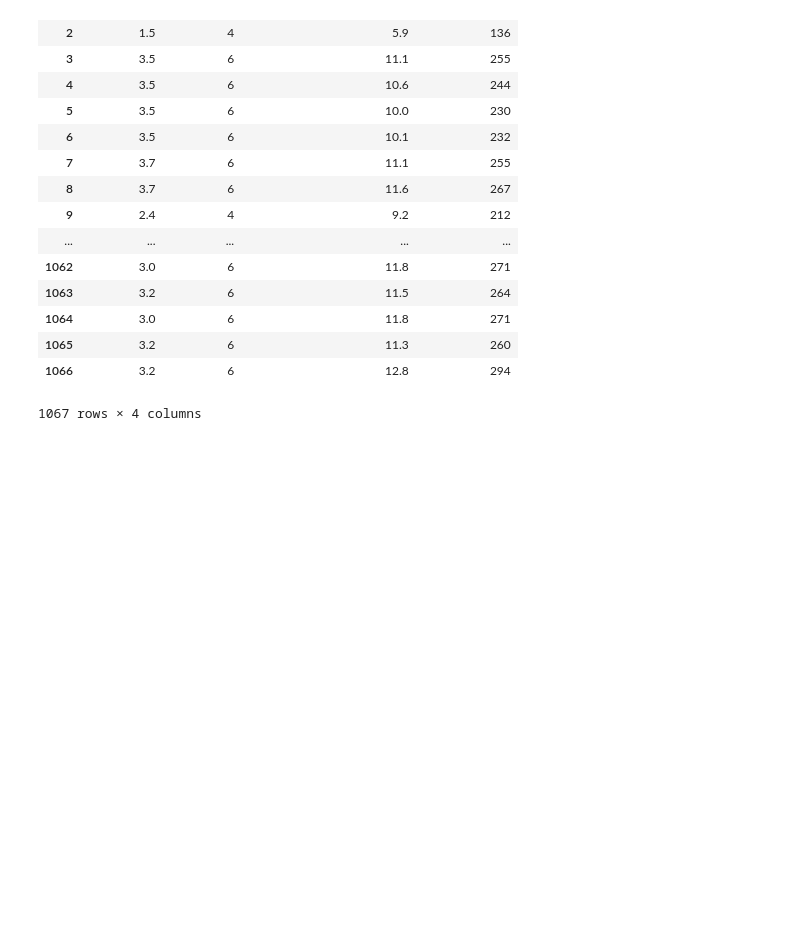
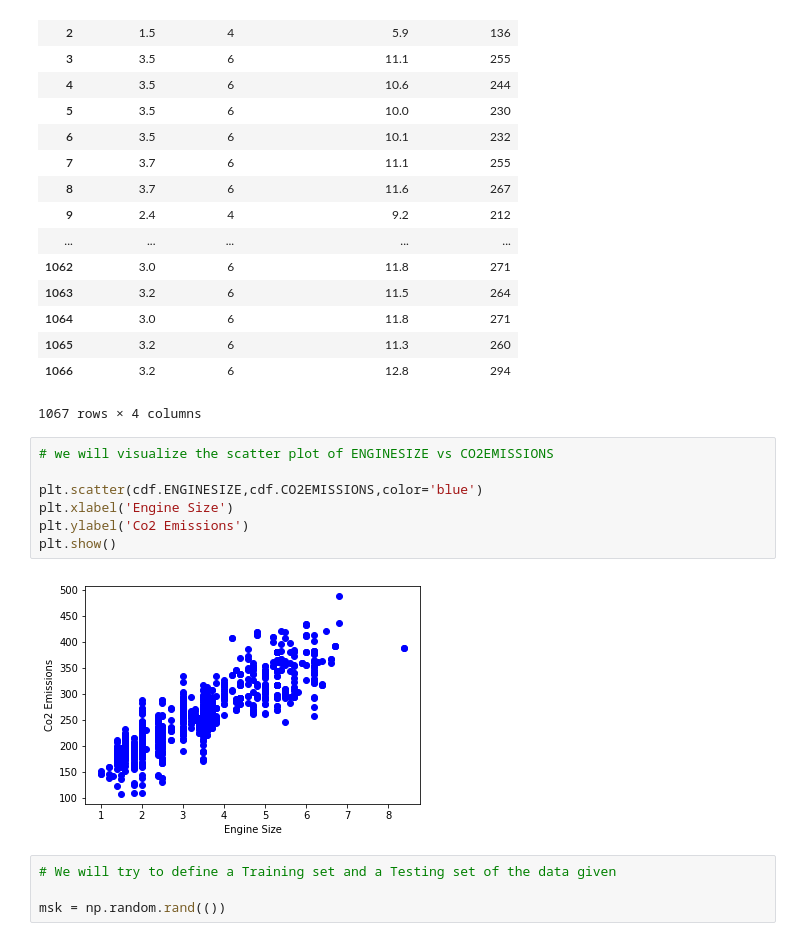
Before and after one commit to infiniteoverflow/Regressions, a Jupyter notebook: Regressions.ipynb, the cells around one changed output. Drawn from its saved outputs; the diff is of its cells as text; blank space fills up the shorter version.

```diff
--- a/Regressions.ipynb
+++ b/Regressions.ipynb
@@ -313,3 +313,16 @@ cdf
 | 1065 | 3.2 | 6 | 11.3 | 260 |
 | 1066 | 3.2 | 6 | 12.8 | 294 |
 1067 rows × 4 columns
+# %%
+# we will visualize the scatter plot of ENGINESIZE vs CO2EMISSIONS
+
+plt.scatter(cdf.ENGINESIZE,cdf.CO2EMISSIONS,color='blue')
+plt.xlabel('Engine Size')
+plt.ylabel('Co2 Emissions')
+plt.show()
+# %% [output]
+[figure, added]
+# %%
+# We will try to define a Training set and a Testing set of the data given
+
+msk = np.random.rand(())
```
